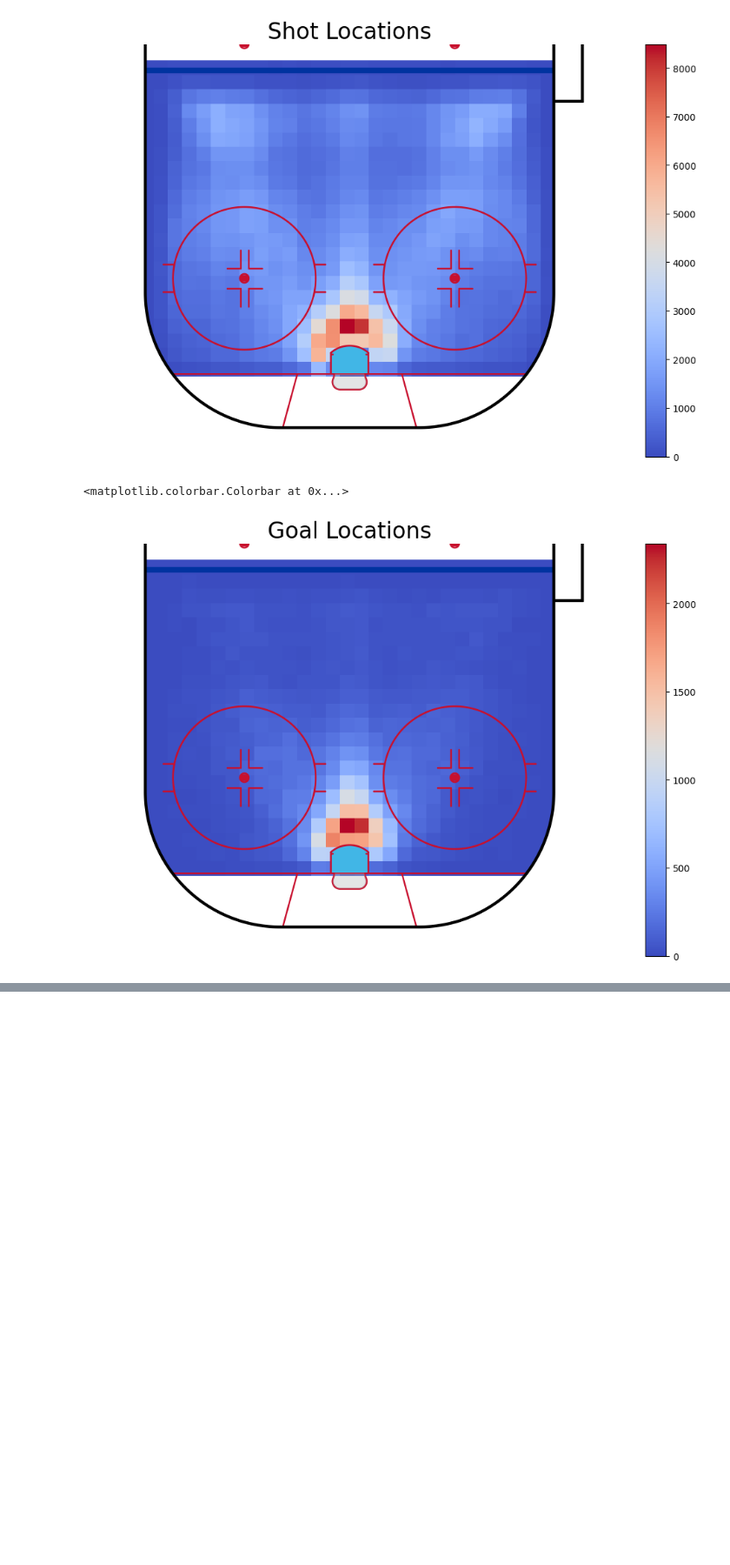
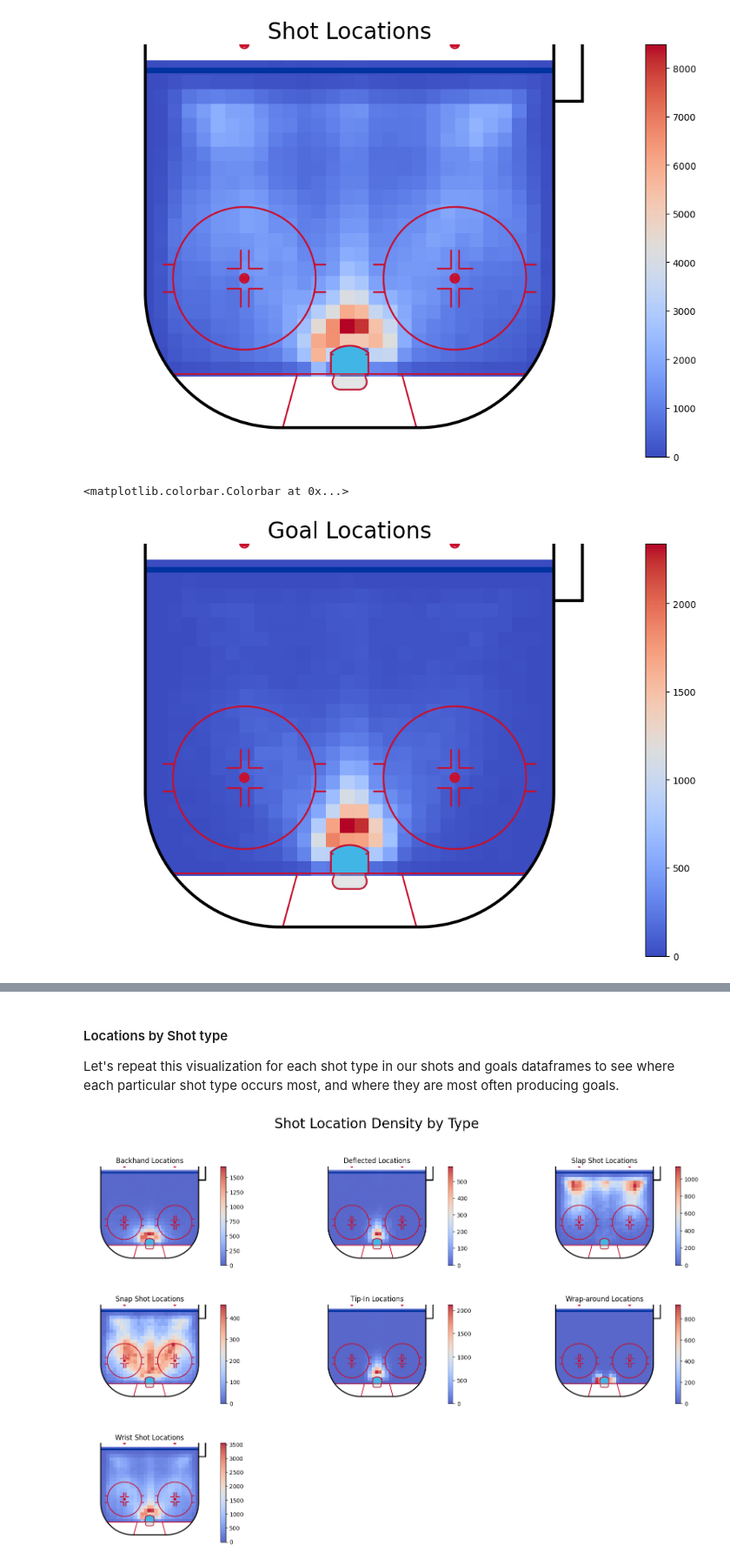
Before and after one commit to mattzirp/pucks_to_the_net, a Jupyter notebook: notebooks/baseline_analysis.ipynb, the cells around one changed output, grey strips where cells are left out. Shown at 87% size. Saved outputs shown, nothing was run; the diff lists cells and outputs as text; code cells hidden in the pictures; blank space fills up the shorter version.

```diff
--- a/notebooks/baseline_analysis.ipynb
+++ b/notebooks/baseline_analysis.ipynb
@@ -216,5 +134,5 @@ plt.show()
 # %%
-# Add columns for counting goals and shots
+# Add count columns for counting goals and shots, to be used in density based visualizations later on.
 game_plays['goal'] = (game_plays['event'] == "Goal").astype(int)
 game_plays['shot'] = (game_plays['event'] == "Shot").astype(int)
 
@@ -228,15 +146,16 @@ goals = game_plays.loc[
     ~game_plays["yC"].isna() &
     (game_plays['event'].isin(["Goal"]))
 ]
-# keep only columns we need for performance
-goals = goals[['xC', 'yC', 'goal']]
+# keep only columns we need for performance in drawing density plots
+goals = goals[['xC', 'yC', 'goal', 'secondaryType']]
 
+# repeat for shots
 # filter for shots and missing coordinates
 shots = game_plays.loc[
     ~game_plays["xC"].isna() &
     ~game_plays["yC"].isna() &
     (game_plays['event'].isin(["Shot"]))
 ]
-# keep only columns we need for performance
-shots = shots[['xC', 'yC', 'shot']]
+# keep only columns we need for performance in drawing density plots
+shots = shots[['xC', 'yC', 'shot', 'secondaryType']]
 # %% [markdown]
@@ -412,7 +357,8 @@ heat = nhl.heatmap(
     ax = ax,
     plot_range="ozone",
     plot_xlim=(25, 89),
-    binsize=3
+    binsize=3,
+    alpha=0.85
 )
 
 ax.set_title("Goal Locations", fontsize=24)
@@ -422,0 +371,44 @@ plt.colorbar(heat, ax=ax)
+# %% [markdown]
+#### Locations by Shot type
+
+Let's repeat this visualization for each shot type in our shots and goals dataframes to see where each particular shot type occurs most, and where they are most often producing goals.
+# %%
+# Get shot types as a list to iterate
+shot_types = sorted(list(shots['secondaryType'].unique()))
+
+# prepare the visualization
+nhl = NHLRink()
+fig, axes = plt.subplots(nrows=3, ncols=3, figsize=(20, 12),
+                         gridspec_kw={'hspace': 0.4, 'wspace': 0.3})
+
+# Only 7 subplots are needed, remove two from the bottom right
+fig.delaxes(axes[2,2])
+fig.delaxes(axes[2,1])
+axes = axes.flatten()[:7]
+
+for i, ax in enumerate(axes):
+    # view the shot type we are focused on this loop, axes and shot_types are of same length so we can use i to access
+    filtered_shots = shots[shots['secondaryType'] == shot_types[i]]
+
+    # display offensive zone where goal is on bottom of image
+    nhl.draw(ax, display_range="ozone", rotation=270)
+
+    # plot the heatmap
+    heat = nhl.heatmap(
+    filtered_shots["xC"],
+    filtered_shots["yC"],
+    values = filtered_shots["shot"],
+    cmap = "coolwarm",
+    ax = ax,
+    plot_range="ozone",
+    plot_xlim=(25, 89),
+    binsize=3,
+    alpha=0.85
+    )
+    plt.colorbar(heat, ax=ax) # add a colorbar
+    ax.set_title(f"{shot_types[i]} Locations") # title the axes
+
+fig.suptitle("Shot Location Density by Type", fontsize=24)
+plt.show()
+# %% [output]
+[figure, added]
```
Also changed, not shown: parts of 30 cells of this notebook, 4 other files.
